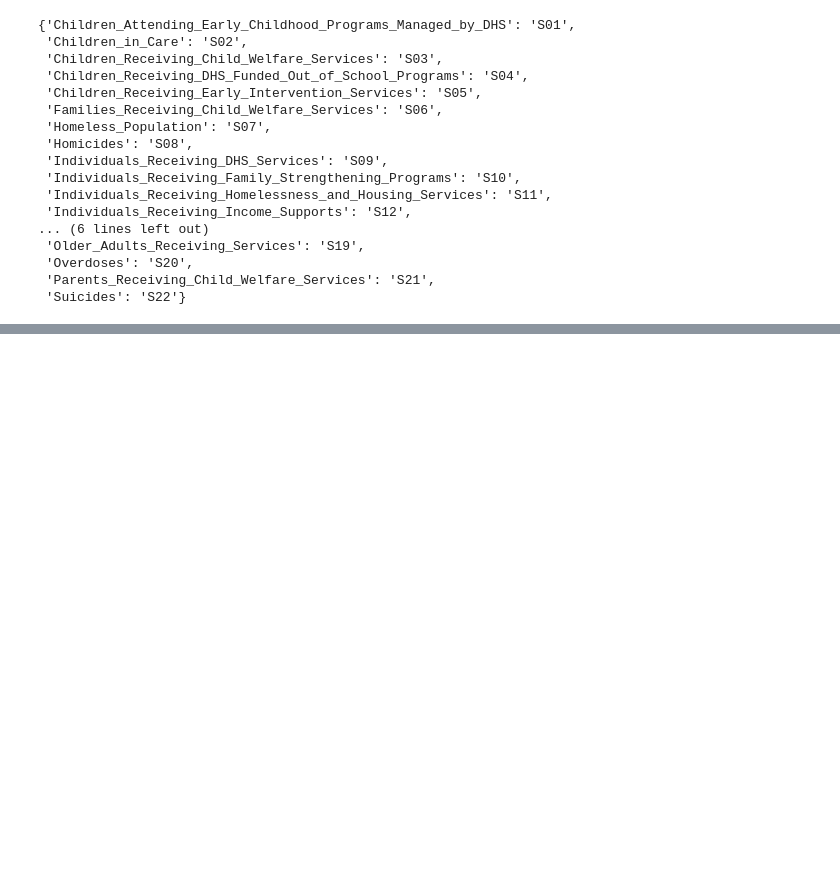
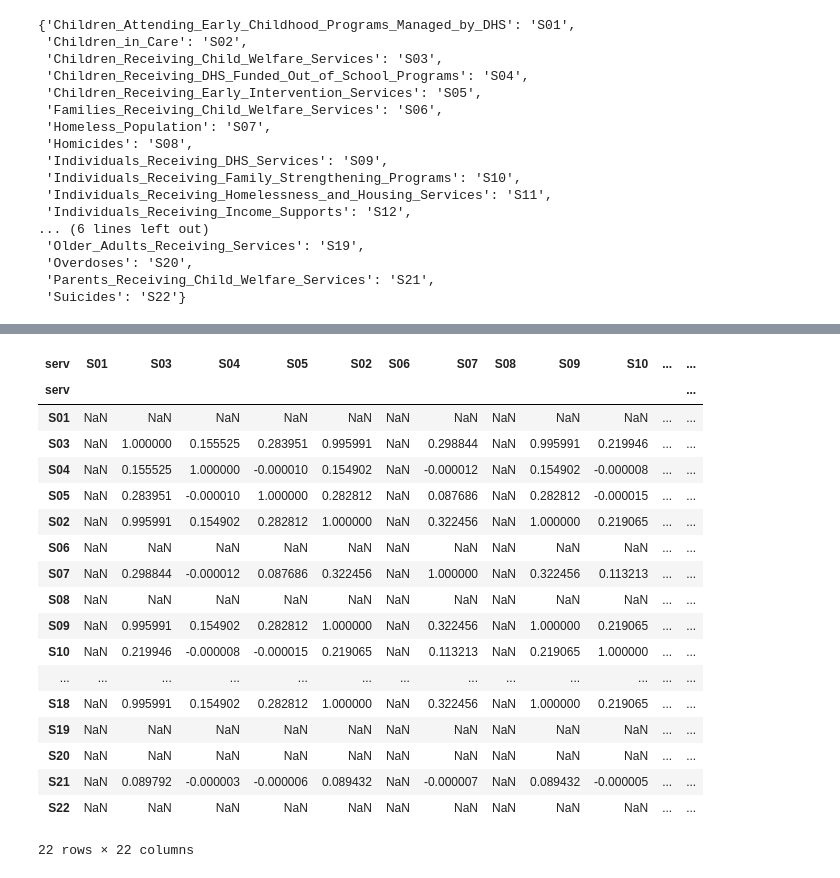
Before and after one commit to joshwinnes11/Math485, a Jupyter notebook: HW/Week2.ipynb, the cells around one changed output, grey strips where cells are left out. Cells and saved outputs as stored; diff of their text form; code cells hidden in the pictures; blank space fills up the shorter version.

```diff
--- a/HW/Week2.ipynb
+++ b/HW/Week2.ipynb
@@ -287,0 +321,22 @@ plt.show()
+# %%
+df_serv.iloc[:,1:23].corr(method="spearman")
+# %% [output]
+| serv | S01 | S03 | S04 | S05 | S02 | S06 | S07 | S08 | S09 | S10 | ... | ... |
+| serv |  |  |  |  |  |  |  |  |  |  |  | ... |
+| S01 | NaN | NaN | NaN | NaN | NaN | NaN | NaN | NaN | NaN | NaN | ... | ... |
+| S03 | NaN | 1.000000 | 0.155525 | 0.283951 | 0.995991 | NaN | 0.298844 | NaN | 0.995991 | 0.219946 | ... | ... |
+| S04 | NaN | 0.155525 | 1.000000 | -0.000010 | 0.154902 | NaN | -0.000012 | NaN | 0.154902 | -0.000008 | ... | ... |
+| S05 | NaN | 0.283951 | -0.000010 | 1.000000 | 0.282812 | NaN | 0.087686 | NaN | 0.282812 | -0.000015 | ... | ... |
+| S02 | NaN | 0.995991 | 0.154902 | 0.282812 | 1.000000 | NaN | 0.322456 | NaN | 1.000000 | 0.219065 | ... | ... |
+| S06 | NaN | NaN | NaN | NaN | NaN | NaN | NaN | NaN | NaN | NaN | ... | ... |
+| S07 | NaN | 0.298844 | -0.000012 | 0.087686 | 0.322456 | NaN | 1.000000 | NaN | 0.322456 | 0.113213 | ... | ... |
+| S08 | NaN | NaN | NaN | NaN | NaN | NaN | NaN | NaN | NaN | NaN | ... | ... |
+| S09 | NaN | 0.995991 | 0.154902 | 0.282812 | 1.000000 | NaN | 0.322456 | NaN | 1.000000 | 0.219065 | ... | ... |
+| S10 | NaN | 0.219946 | -0.000008 | -0.000015 | 0.219065 | NaN | 0.113213 | NaN | 0.219065 | 1.000000 | ... | ... |
+| ... | ... | ... | ... | ... | ... | ... | ... | ... | ... | ... | ... | ... |
+| S18 | NaN | 0.995991 | 0.154902 | 0.282812 | 1.000000 | NaN | 0.322456 | NaN | 1.000000 | 0.219065 | ... | ... |
+| S19 | NaN | NaN | NaN | NaN | NaN | NaN | NaN | NaN | NaN | NaN | ... | ... |
+| S20 | NaN | NaN | NaN | NaN | NaN | NaN | NaN | NaN | NaN | NaN | ... | ... |
+| S21 | NaN | 0.089792 | -0.000003 | -0.000006 | 0.089432 | NaN | -0.000007 | NaN | 0.089432 | -0.000005 | ... | ... |
+| S22 | NaN | NaN | NaN | NaN | NaN | NaN | NaN | NaN | NaN | NaN | ... | ... |
+22 rows × 22 columns
```
Also changed, not shown: parts of 23 cells of this notebook, 1 other file.
